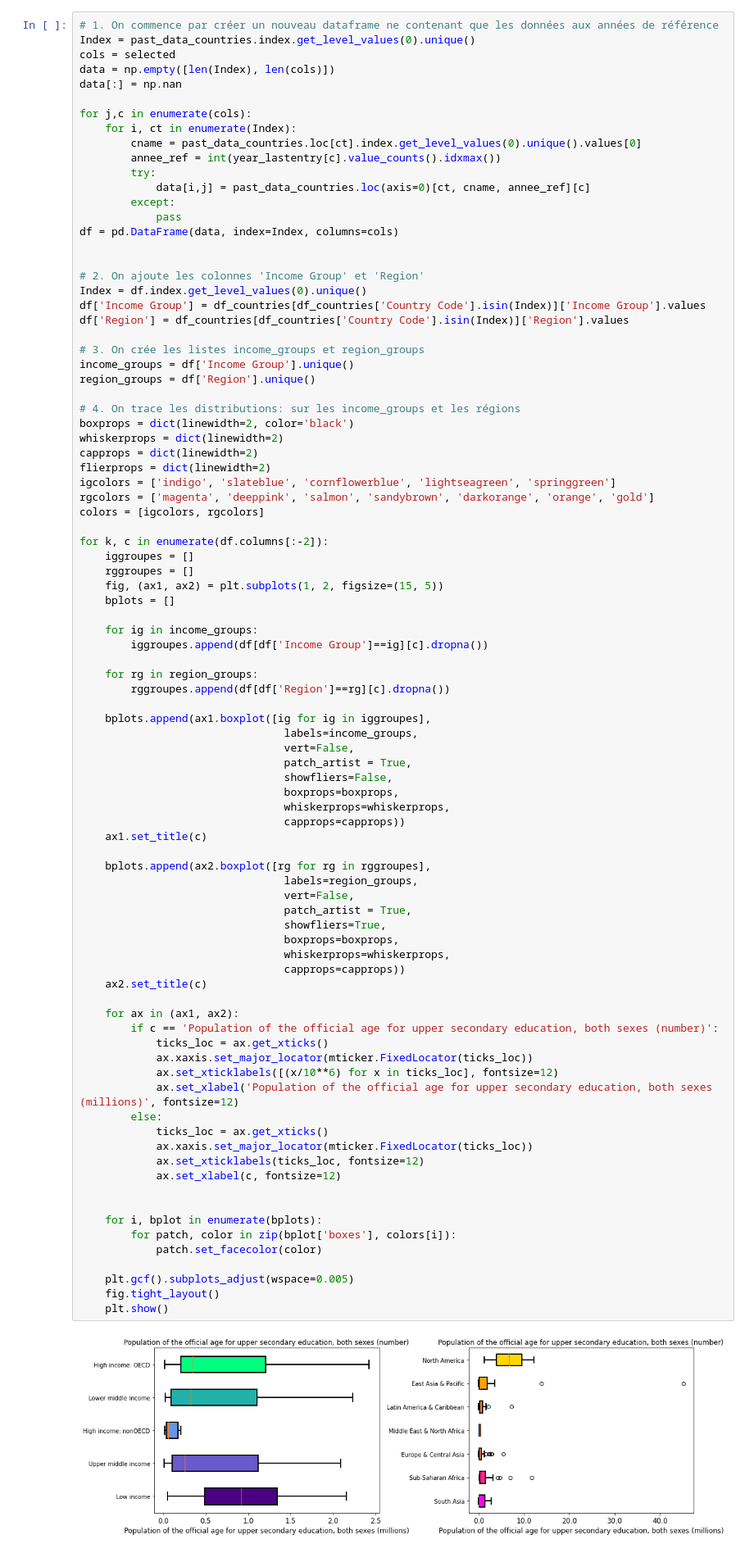
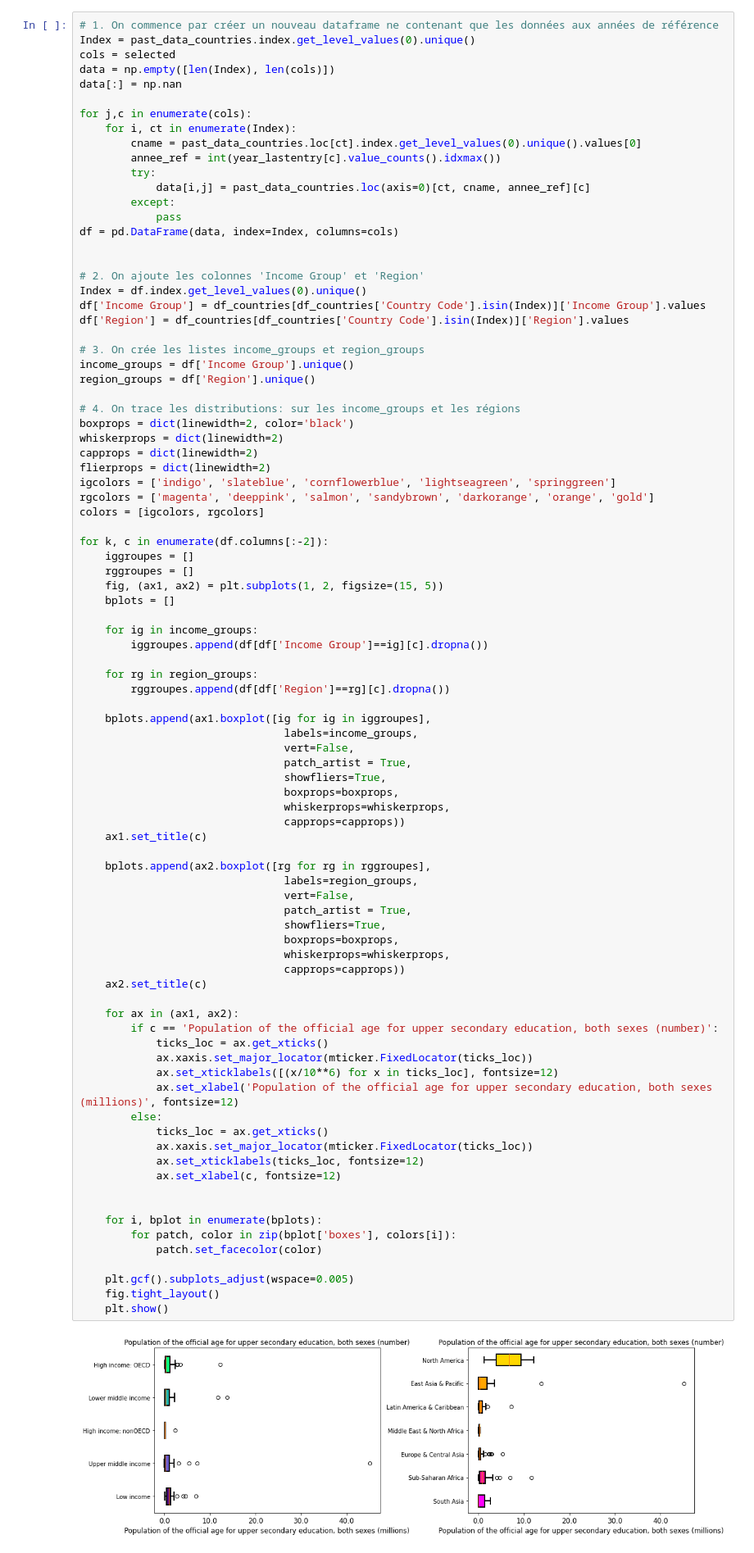
Before and after one commit to OlivierLegrand/P7, a Jupyter notebook: P2_EdStats_Academy.ipynb, the cells around one changed output. Shown at 82% size. Drawn from its saved outputs; the diff is of its cells as text.

```diff
--- a/P2_EdStats_Academy.ipynb
+++ b/P2_EdStats_Academy.ipynb
@@ -1750,7 +1745,7 @@ for k, c in enumerate(df.columns[:-2]):
                                 labels=income_groups,
                                 vert=False,
                                 patch_artist = True,
-                                showfliers=False,
+                                showfliers=True,
                                 boxprops=boxprops,
                                 whiskerprops=whiskerprops,
                                 capprops=capprops))
@@ -1760,31 +1755,31 @@ for k, c in enumerate(df.columns[:-2]):
                                 labels=region_groups,
                                 vert=False,
                                 patch_artist = True,
                                 showfliers=True,
                                 boxprops=boxprops,
                                 whiskerprops=whiskerprops,
                                 capprops=capprops))
     ax2.set_title(c)
 
     for ax in (ax1, ax2):
         if c == 'Population of the official age for upper secondary education, both sexes (number)':
             ticks_loc = ax.get_xticks()
             ax.xaxis.set_major_locator(mticker.FixedLocator(ticks_loc))
             ax.set_xticklabels([(x/10**6) for x in ticks_loc], fontsize=12)
             ax.set_xlabel('Population of the official age for upper secondary education, both sexes (millions)', fontsize=12)
         else:
             ticks_loc = ax.get_xticks()
             ax.xaxis.set_major_locator(mticker.FixedLocator(ticks_loc))
             ax.set_xticklabels(ticks_loc, fontsize=12)
             ax.set_xlabel(c, fontsize=12)
 
 
     for i, bplot in enumerate(bplots):
         for patch, color in zip(bplot['boxes'], colors[i]):
             patch.set_facecolor(color)
 
     plt.gcf().subplots_adjust(wspace=0.005)
     fig.tight_layout()
     plt.show()
 # %% [output]
-[figure, old version]
+[figure, new version]
```
Also changed, not shown: parts of 62 cells of this notebook.
